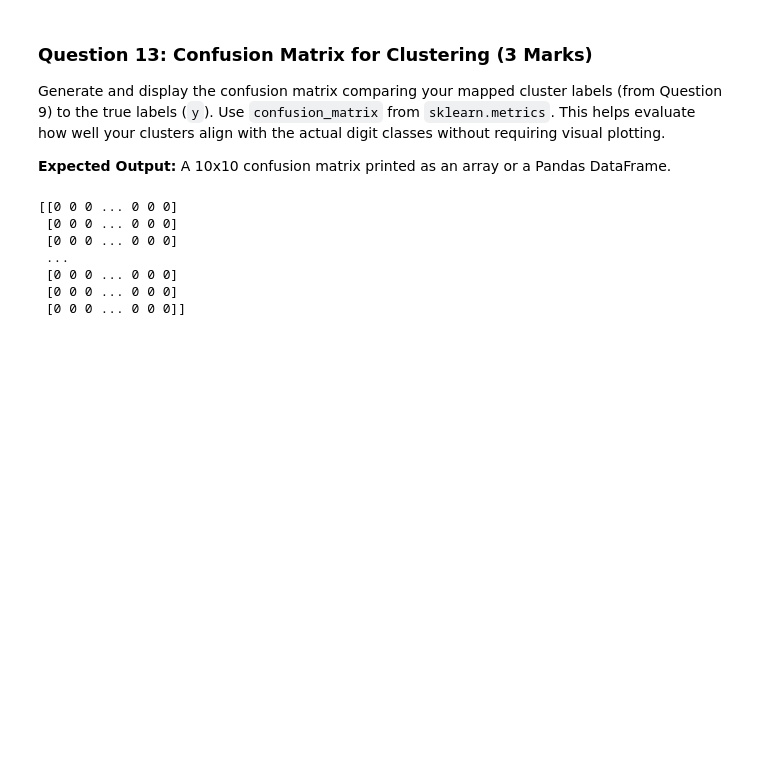
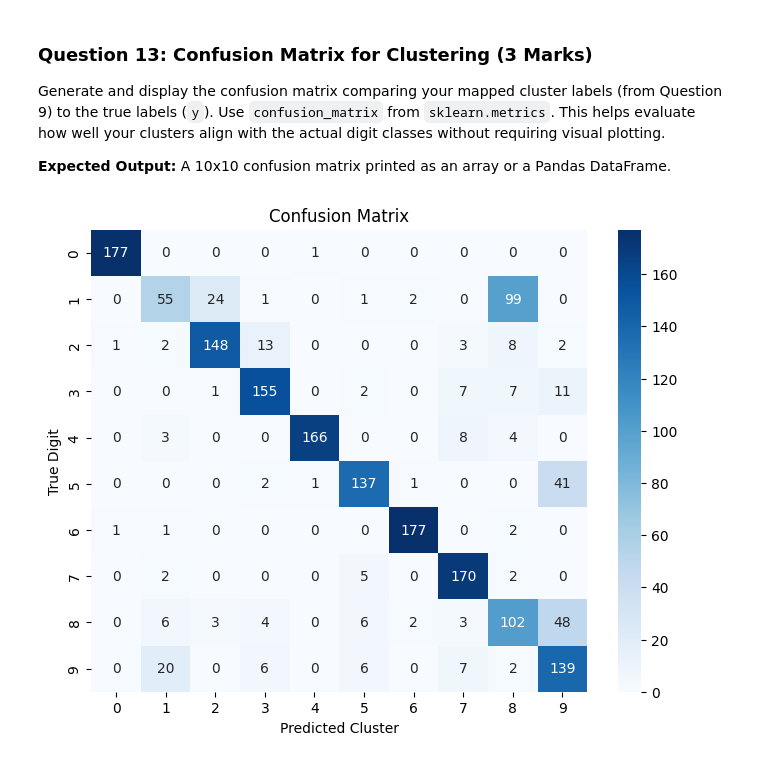
Before and after one commit to JhaAnanya/my-first-project-TIH, a Jupyter notebook: 05_Data_analysis_with_house_sales_data_Summer_2026.ipynb, the cells around one changed output. Drawn from its saved outputs; the diff is of its cells as text; code cells hidden in the pictures; blank space fills up the shorter version.

```diff
--- a/05_Data_analysis_with_house_sales_data_Summer_2026.ipynb
+++ b/05_Data_analysis_with_house_sales_data_Summer_2026.ipynb
@@ -292,0 +252,16 @@ Cluster labels successfully generated:
+# %%
+from sklearn.datasets import load_digits
+
+# Loading the MNIST digits dataset
+digits = load_digits()
+
+X = digits.data
+y_true = digits.target
+# %%
+from sklearn.cluster import KMeans
+
+kmeans = KMeans(n_clusters=10, random_state=42, n_init=10)
+
+kmeans_labels = kmeans.fit_predict(X)
+
+print("Cluster labels successfully generated.")
@@ -302,18 +279,14 @@ import numpy as np
 from scipy.stats import mode
 from sklearn.metrics import f1_score
 
-# 1. Create an empty array to hold our mapped (predicted) labels
 mapped_labels = np.zeros_like(kmeans_labels)
 
-# 2. Map each cluster to the most frequent true label in that cluster
 for i in range(10):
     mask = (kmeans_labels == i)
     if np.any(mask):
-        # Find the most common true label (y) in cluster i
-        true_mode, _ = mode(y[mask], keepdims=True)
+        true_mode, _ = mode(y_true[mask], keepdims=True)
         mapped_labels[mask] = true_mode[0]
 
-# 3. Calculate and print the macro-averaged F1 score
-f1 = f1_score(y, mapped_labels, average='macro')
-print("Macro F1 Score:", f1)
+f1 = f1_score(y_true, mapped_labels, average='macro')
+print(f"Macro F1 Score: {f1}")
 # %% [output]
@@ -324,19 +297,18 @@ Macro F1 Score: 9.349094756614752e-05
 Generate and display the confusion matrix comparing your mapped cluster labels (from Question 9) to the true labels (`y`). Use `confusion_matrix` from `sklearn.metrics`. This helps evaluate how well your clusters align with the actual digit classes without requiring visual plotting.
 
 **Expected Output:** A 10x10 confusion matrix printed as an array or a Pandas DataFrame.
-# %%
-from sklearn.metrics import confusion_matrix
-
-# Compute the 10x10 confusion matrix with (true, predicted) order
-req_mat = confusion_matrix(y, mapped_labels)
-
-# Print the matrix
-print(req_mat)
-# %% [output]
-[[0 0 0 ... 0 0 0]
- [0 0 0 ... 0 0 0]
- [0 0 0 ... 0 0 0]
- ...
- [0 0 0 ... 0 0 0]
- [0 0 0 ... 0 0 0]
- [0 0 0 ... 0 0 0]]
+# %%
+from sklearn.metrics import confusion_matrix
+import seaborn as sns
+import matplotlib.pyplot as plt
+
+cm = confusion_matrix(y_true, mapped_labels)
+
+plt.figure(figsize=(8, 6))
+sns.heatmap(cm, annot=True, fmt='d', cmap='Blues')
+plt.xlabel('Predicted Cluster')
+plt.ylabel('True Digit')
+plt.title('Confusion Matrix')
+plt.show()
+# %% [output]
+[figure, added]
```
Also changed, not shown: parts of 17 cells of this notebook.
